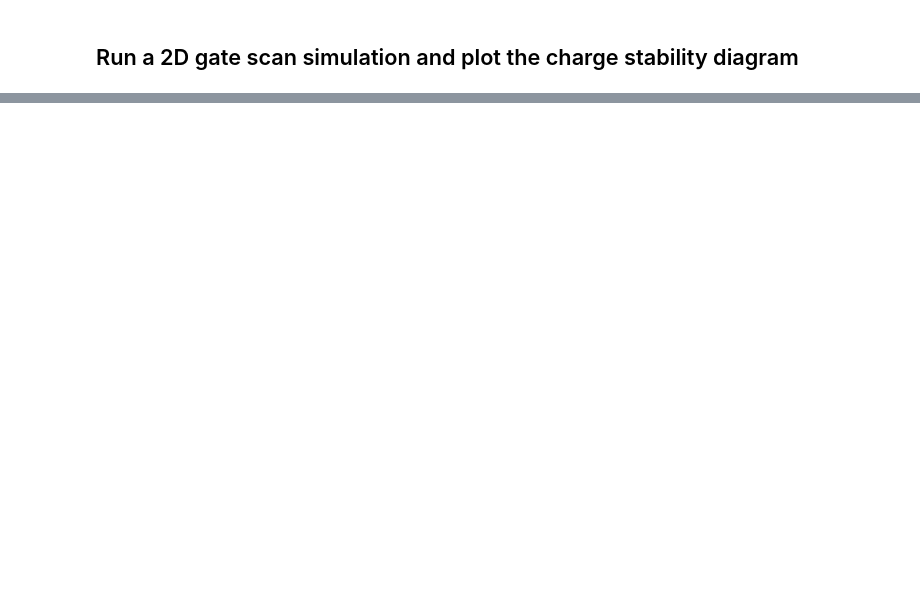
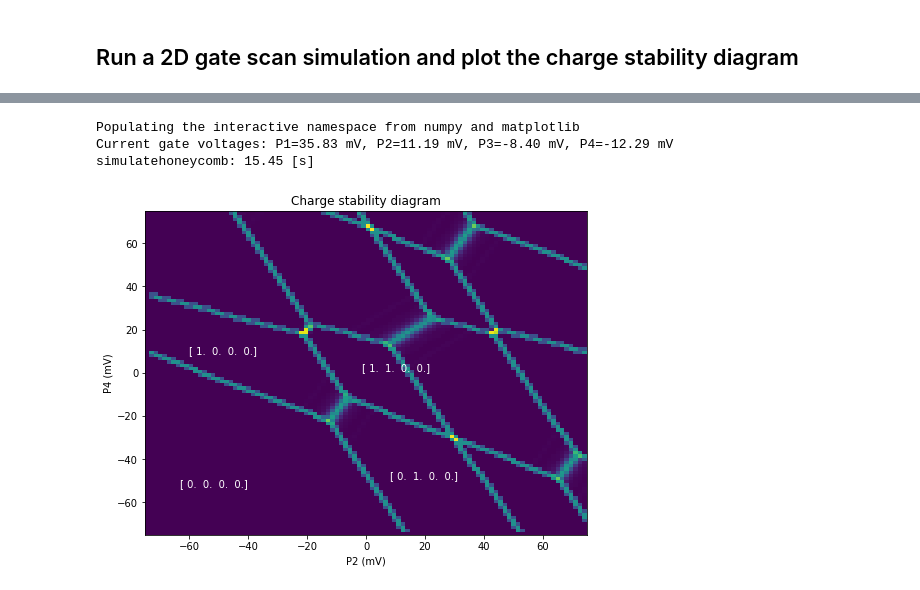
Before and after one commit to QuTech-Delft/qtt, a Jupyter notebook: docs/notebooks/simulation/example_2x2_tuning.ipynb, the cells around one changed output, grey strips where cells are left out. Saved outputs shown, nothing was run; the diff lists cells and outputs as text; code cells hidden in the pictures; blank space fills up the shorter version.

```diff
--- a/docs/notebooks/simulation/example_2x2_tuning.ipynb
+++ b/docs/notebooks/simulation/example_2x2_tuning.ipynb
@@ -154,0 +181,28 @@ clickOCC(tbt, params, 4) # the last input int tells the function how many times
+# %%
+%pylab tk
+
+two_by_two = initialize_two_by_two_system()
+
+scan_parameters = ['P2', 'P4']
+parameter_x, parameter_y = scan_parameters
+scan_steps = [101, 101]
+scan_range = 150
+
+parsed_results = parse_scan_parameters(two_by_two, scan_parameters, scan_steps, scan_range)
+two_by_two.simulatehoneycomb()
+
+x_values = parsed_results[parameter_x]
+y_values = parsed_results[parameter_y]
+
+plt.figure()
+plt.pcolor(x_values, y_values, two_by_two.honeycomb)
+plt.xlabel("{0} (mV)".format(parameter_x))
+plt.ylabel("{0} (mV)".format(parameter_y))
+_ = plt.title('Charge stability diagram')
+
+show_charge_occupation_numbers_on_click(two_by_two, x_values, y_values, number_of_clicks=4)
+# %% [output]
+Populating the interactive namespace from numpy and matplotlib
+Current gate voltages: P1=35.83 mV, P2=11.19 mV, P3=-8.40 mV, P4=-12.29 mV
+simulatehoneycomb: 15.45 [s]
+[figure, added]
```
Also changed, not shown: parts of 8 cells of this notebook.
